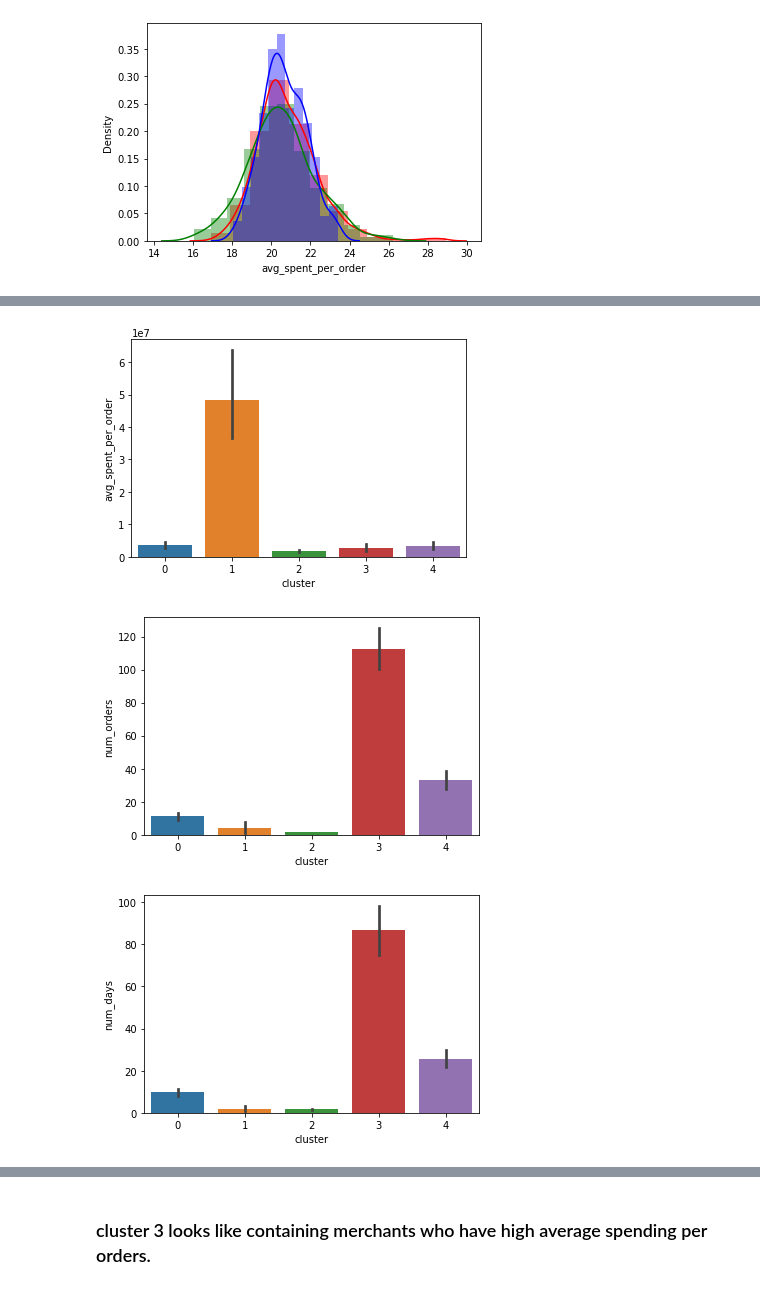
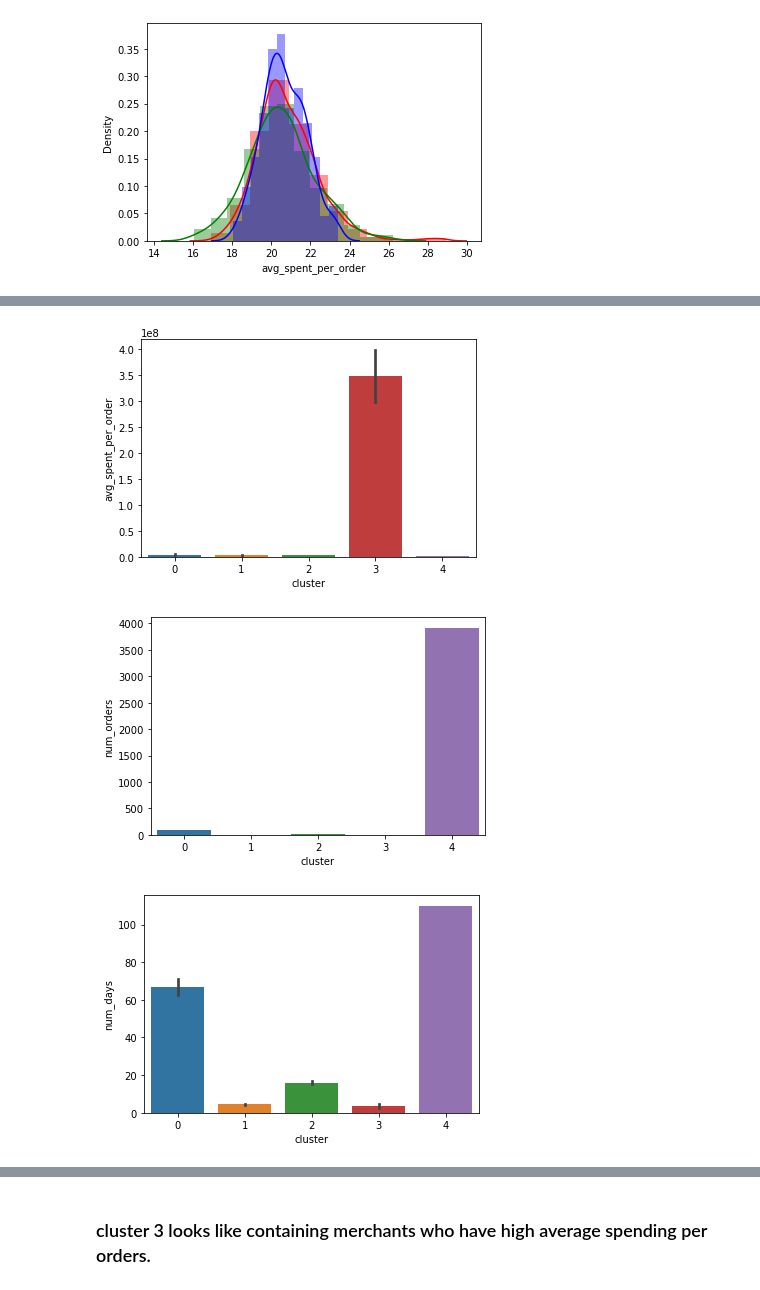
Before and after one commit to yingli/datasciencelifecycle, a Jupyter notebook: sample_code/NB06.ipynb, the cells around one changed output, grey strips where cells are left out. Cells and saved outputs as stored; diff of their text form; code cells hidden in the pictures.

```diff
--- a/sample_code/NB06.ipynb
+++ b/sample_code/NB06.ipynb
@@ -81,7 +87,18 @@ def make_top_cats(baskets):
     return top_cats
 # %%
+from math import floor
+
+datecols = 'placed_at'
+dropna = True
+datecol = 'placed_at'
+
+to_cat = lambda x: (x.replace('.0', ''))
+converters = {'top_cat_id':to_cat , 'sub_cat_id':to_cat }
+
+
 filename = 'new_baskets_full.csv'
-baskets = prep_data(filename)
+
+baskets = prep_data(filename, dropna,datecol)
 merchants = make_merchants(baskets)
 skus = make_skus(baskets)
 top_cats = make_top_cats(baskets)
@@ -555 +591,7 @@ cluster
 dtype: int64
+# %%
+df = merchants
+colnames = merchants.columns[2:]
+k = 5
+merchants_kmeans = run_kmeans(df, colnames,k)
+merchants_kmeans.groupby("cluster").size()
@@ -561,13 +629,13 @@ sns.pairplot(data=merchants10_kmeans, hue="cluster", palette="Set1")
 # %%
-ax = sns.barplot(x="cluster", y="avg_spent_per_order", data=merchants10_kmeans)
+ax = sns.barplot(x="cluster", y="avg_spent_per_order", data=merchants_kmeans)
 # %% [output]
-[figure, old version]
+[figure, new version]
 # %%
-ax = sns.barplot(x="cluster", y="num_orders", data=merchants10_kmeans)
+ax = sns.barplot(x="cluster", y="num_orders", data=merchants_kmeans)
 # %% [output]
-[figure, old version]
+[figure, new version]
 # %%
-ax = sns.barplot(x="cluster", y="num_days", data=merchants10_kmeans)
+ax = sns.barplot(x="cluster", y="num_days", data=merchants_kmeans)
 # %% [output]
-[figure, old version]
+[figure, new version]
 # %%
```
Also changed, not shown: parts of 29 cells of this notebook.
